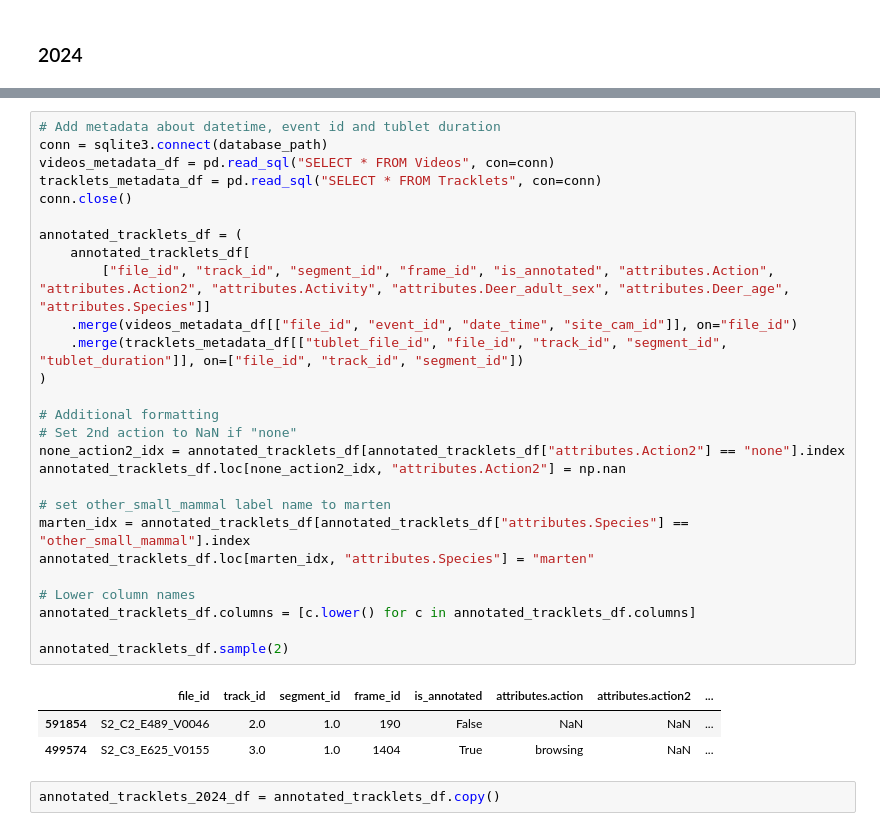
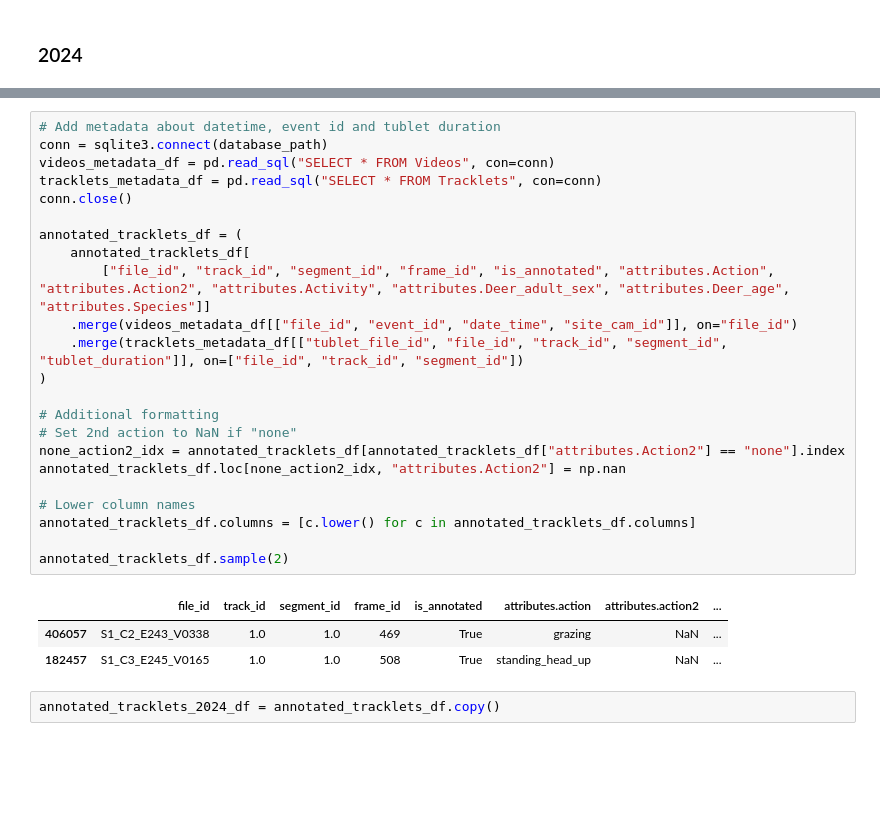
Before and after one commit to eceo-epfl/prompting-mammalps, a Jupyter notebook: benchmark/PrepareSplit.ipynb, the cells around one changed output, grey strips where cells are left out. Drawn from its saved outputs; the diff is of its cells as text; blank space fills up the shorter version.

```diff
--- a/benchmark/PrepareSplit.ipynb
+++ b/benchmark/PrepareSplit.ipynb
@@ -84,34 +81,30 @@ annotated_tracklets_df.sample(2)
 # %%
 # Add metadata about datetime, event id and tublet duration
 conn = sqlite3.connect(database_path)
 videos_metadata_df = pd.read_sql("SELECT * FROM Videos", con=conn)
 tracklets_metadata_df = pd.read_sql("SELECT * FROM Tracklets", con=conn)
 conn.close()
 
 annotated_tracklets_df = (
     annotated_tracklets_df[
         ["file_id", "track_id", "segment_id", "frame_id", "is_annotated", "attributes.Action", "attributes.Action2", "attributes.Activity", "attributes.Deer_adult_sex", "attributes.Deer_age", "attributes.Species"]]
     .merge(videos_metadata_df[["file_id", "event_id", "date_time", "site_cam_id"]], on="file_id")
     .merge(tracklets_metadata_df[["tublet_file_id", "file_id", "track_id", "segment_id", "tublet_duration"]], on=["file_id", "track_id", "segment_id"])
 )
 
 # Additional formatting
 # Set 2nd action to NaN if "none"
 none_action2_idx = annotated_tracklets_df[annotated_tracklets_df["attributes.Action2"] == "none"].index
 annotated_tracklets_df.loc[none_action2_idx, "attributes.Action2"] = np.nan
 
-# set other_small_mammal label name to marten
-marten_idx = annotated_tracklets_df[annotated_tracklets_df["attributes.Species"] == "other_small_mammal"].index
-annotated_tracklets_df.loc[marten_idx, "attributes.Species"] = "marten"
-
 # Lower column names
 annotated_tracklets_df.columns = [c.lower() for c in annotated_tracklets_df.columns]
 
 annotated_tracklets_df.sample(2)
 # %% [output]
 |  | file_id | track_id | segment_id | frame_id | is_annotated | attributes.action | attributes.action2 | ... |
-| 591854 | S2_C2_E489_V0046 | 2.0 | 1.0 | 190 | False | NaN | NaN | ... |
-| 499574 | S2_C3_E625_V0155 | 3.0 | 1.0 | 1404 | True | browsing | NaN | ... |
+| 406057 | S1_C2_E243_V0338 | 1.0 | 1.0 | 469 | True | grazing | NaN | ... |
+| 182457 | S1_C3_E245_V0165 | 1.0 | 1.0 | 508 | True | standing_head_up | NaN | ... |
 # %%
 annotated_tracklets_2024_df = annotated_tracklets_df.copy()
 # %% [markdown]
```
Also changed, not shown: parts of 6 cells of this notebook, 4 other files.
